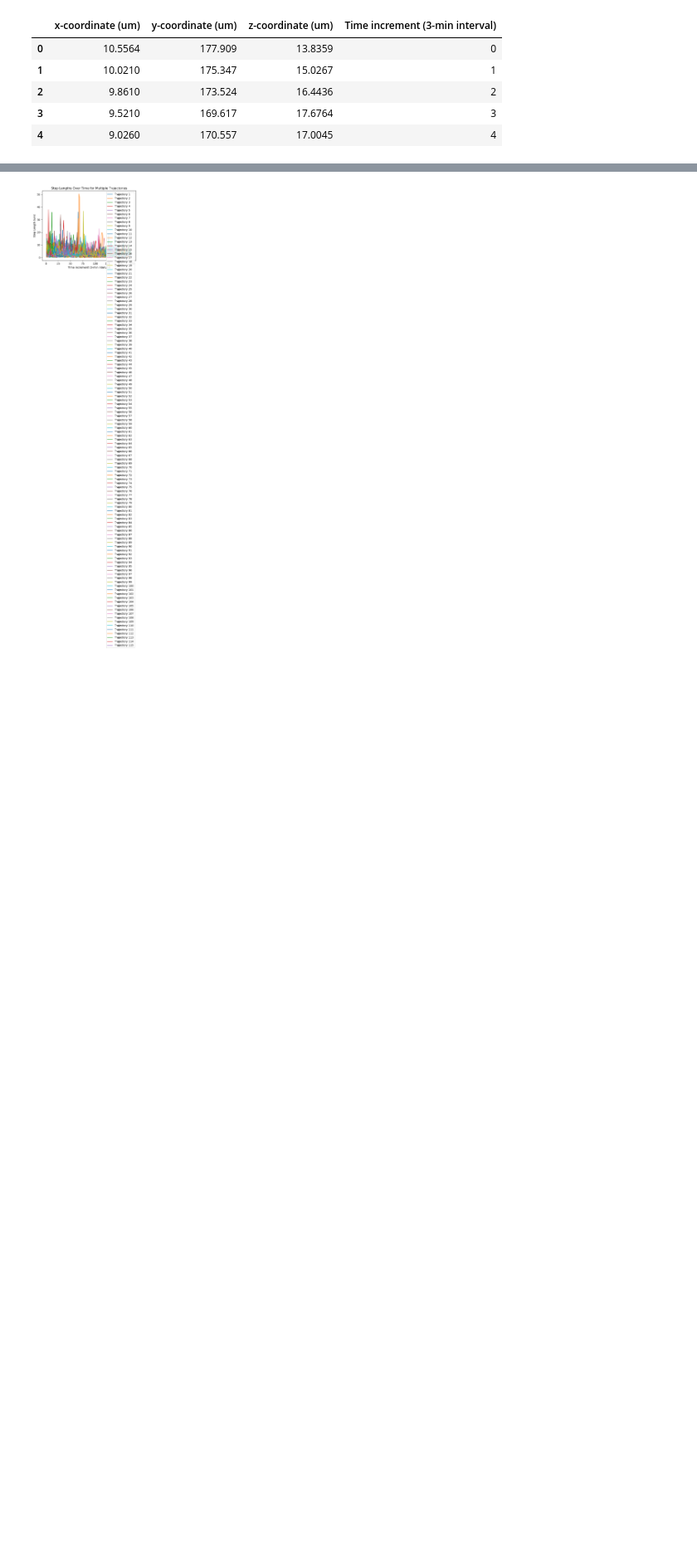
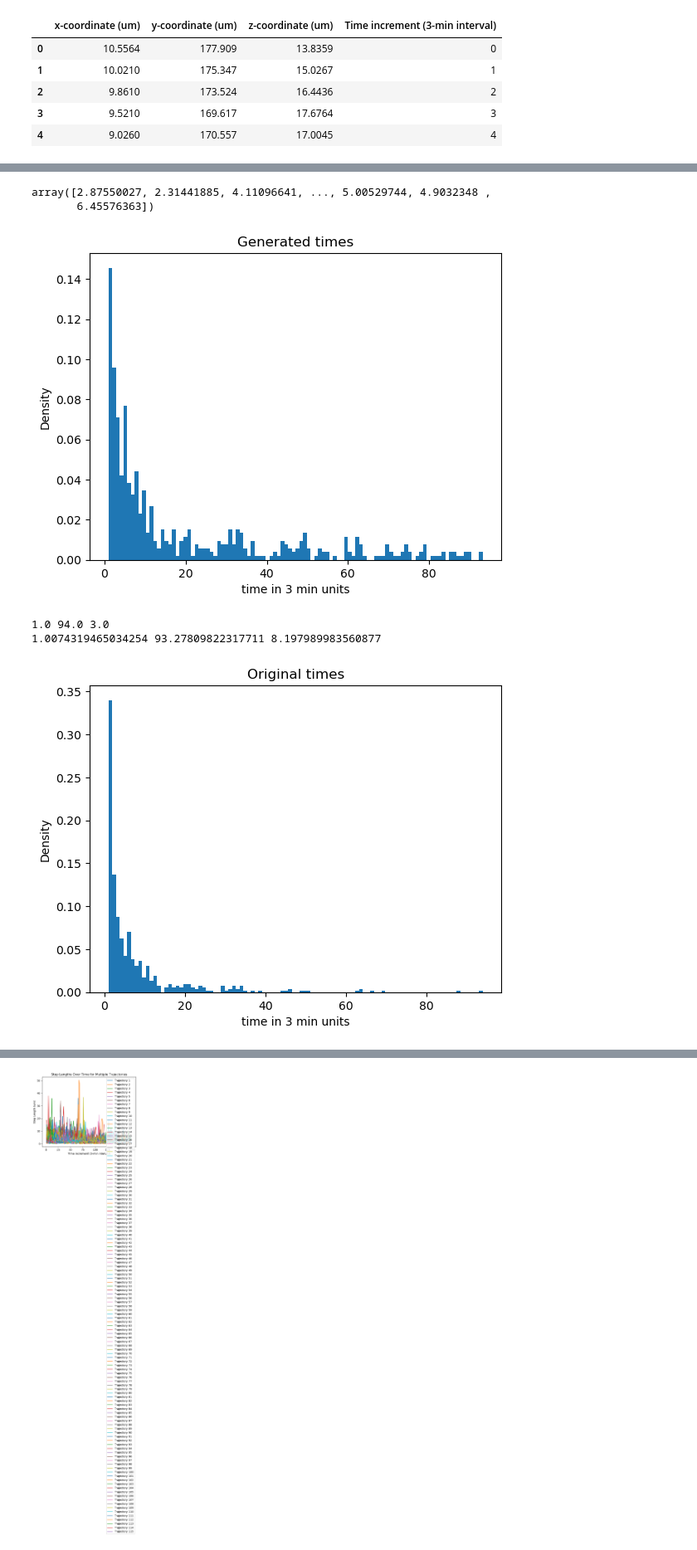
Before and after one commit to dz1921/RANDOMWALK, a Jupyter notebook: Distribution_Building.ipynb, the cells around one changed output, grey strips where cells are left out. Shown: that part at 83% size. Drawn from its saved outputs; the diff is of its cells as text; code cells hidden in the pictures; blank space fills up the shorter version.

Commit message:
added time dist

```diff
--- a/Distribution_Building.ipynb
+++ b/Distribution_Building.ipynb
@@ -51,3 +76,56 @@ def sample_steps(in_steps, n_samples, bins=1000):
+# %%
+steps
+# %% [output]
+array([2.87550027, 2.31441885, 4.11096641, ..., 5.00529744, 4.9032348 ,
+       6.45576363])
+# %%
+#Time distributions
+def calc_time(dt, R=7.2):
+    dt['Time increment (3-min interval)'] = dt['Time increment (3-min interval)'].fillna(0)
+    dt['group_id'] = (dt['Time increment (3-min interval)'] == 0).cumsum()  # Create a unique identifier for each trajectory
+
+    dt = dt.dropna(subset=['step_length'])
+    dt = dt[dt['step_length'] >= R]
+
+    dt['dt'] = dt.groupby('group_id')['Time increment (3-min interval)'].diff()
+    dt['Time increment (3-min interval)'] = dt['Time increment (3-min interval)'].fillna(0)
+
+    clean_times = dt['dt'].dropna()
+    filtered_times = clean_times.to_numpy()
+    return dt, filtered_times
+# %%
+def sample_times(in_times, n_samples, bins=1000):
+    out = np.zeros(n_samples)
+    # removed , range=(0.72, in_times.max() since its for steps
+    probs, vals = np.histogram(in_times, bins=bins)
+    probs = probs / np.sum(probs)
+    for n in range(n_samples):
+        bin_idx = np.nonzero(np.random.multinomial(1, probs))[0]
+        low = vals[bin_idx - 1]
+        high = vals[bin_idx]
+        out[n] = np.random.uniform(low, high)
+    return out
+# %%
+dt, filtered_times = calc_time(df, R=7.2)
+
+plt.hist(sample_times(filtered_times, len(filtered_times), bins=100), density=True, bins=100)
+plt.title('Generated times')
+plt.xlabel('time in 3 min units')
+plt.ylabel('Density')
+plt.show()
+plt.hist(filtered_times, density=True, bins=100)
+plt.title('Original times')
+plt.xlabel('time in 3 min units')
+plt.ylabel('Density')
+
+sampled_times= sample_times(filtered_times, len(filtered_times), bins=100)
+print(filtered_times.min(), filtered_times.max(), np.median(filtered_times))
+print(sampled_times.min(), sampled_times.max(), np.median(sampled_times))
+# %% [output]
+[figure, added]
+1.0 94.0 3.0
+1.0074319465034254 93.27809822317711 8.197989983560877
+[figure, added]
 # %%
 #R opti
 def calculate_tamsd(step_lengths, max_lag=None):
```
Also changed, not shown: parts of 11 cells of this notebook.
